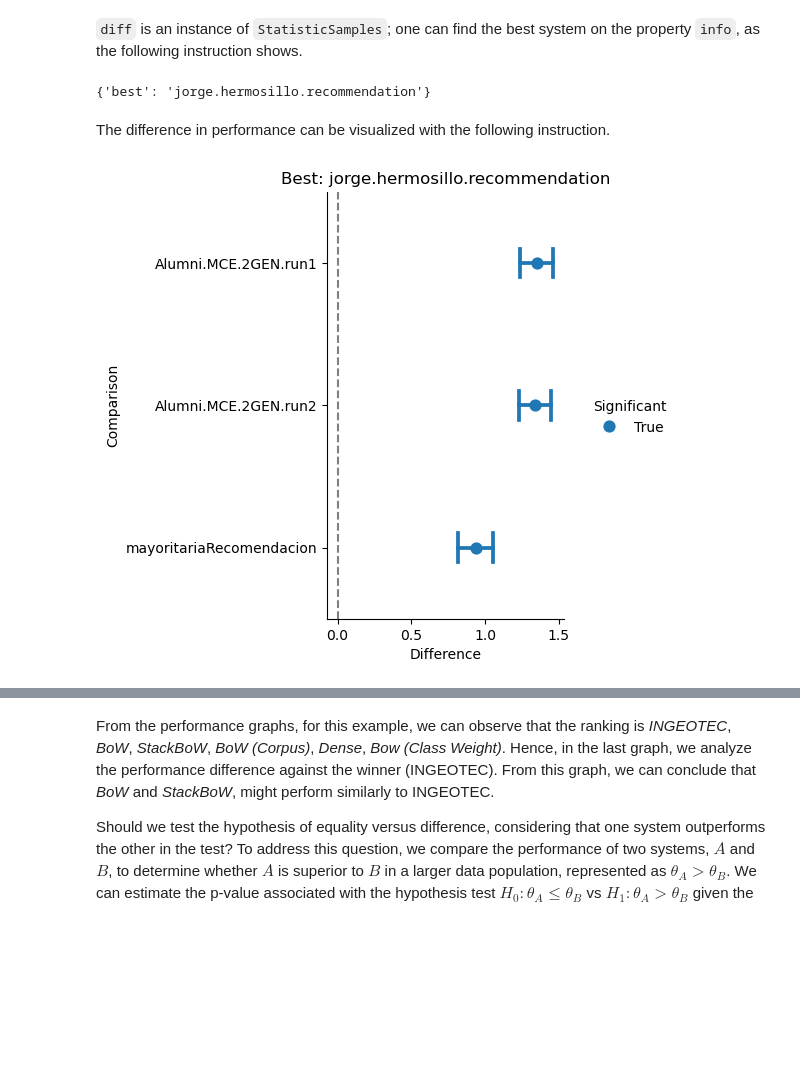
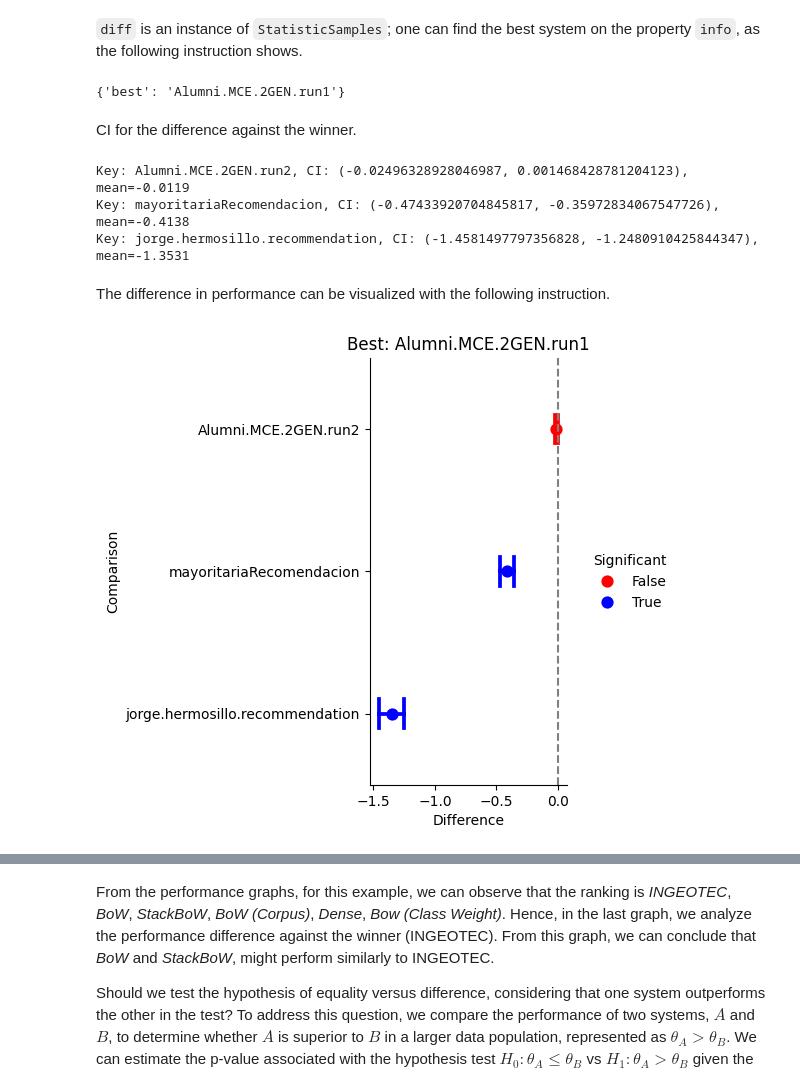
Before and after one commit to NavaSergio/python_autoestudio, a Jupyter notebook: test_CompStats/REST-MEX21-R.ipynb, the cells around one changed output, grey strips where cells are left out. Cells and saved outputs as stored; diff of their text form; code cells hidden in the pictures; blank space fills up the shorter version.

```diff
--- a/test_CompStats/REST-MEX21-R.ipynb
+++ b/test_CompStats/REST-MEX21-R.ipynb
@@ -82,3 +87,8 @@ score = lambda y, hy: mae(y, hy)
 The next step is to compute the performance on the bootstrap samples; this is done with the function `performance`. The function has a few parameters; one is the `score`, which receives the metric used to measure the performance.
 # %%
 perf = performance(df, score=score,num_samples=1000)
+# %%
+for key, value in perf.calls.items():
+    result = measurements.CI(value)
+    media = np.mean(value)
+    print(f"Key: {key}, CI: {result}, mean={media:.4f}")
@@ -84,0 +100,4 @@ perf = performance(df, score=score,num_samples=1000)
+# %%
+for key, value in perf.calls.items():
+    plt.hist(value,label=key)
+plt.legend(loc='upper right')
@@ -104,6 +126,13 @@ diff = difference(perf)
+# %%
+diff = difference(perf,best_index = 0)
+# importante
+# si la métrica es mayor es mejor best_index = -1
+# si la métrica es mayor es mejor best_index = 0
 # %% [markdown]
 `diff` is an instance of `StatisticSamples`; one can find the best system on the property `info`, as the following instruction shows.
 # %%
 diff.info
 # %% [output]
-{'best': 'jorge.hermosillo.recommendation'}
+{'best': 'Alumni.MCE.2GEN.run1'}
+# %% [markdown]
+CI for the difference against the winner.
@@ -110,6 +184,15 @@ diff.info
+# %%
+for key, value in diff.calls.items():
+    result = measurements.CI(value)
+    media = np.mean(value)
+    print(f"Key: {key}, CI: {result}, mean={media:.4f}")
+# %% [output]
+Key: Alumni.MCE.2GEN.run2, CI: (-0.02496328928046987, 0.001468428781204123), mean=-0.0119
+Key: mayoritariaRecomendacion, CI: (-0.47433920704845817, -0.35972834067547726), mean=-0.4138
+Key: jorge.hermosillo.recommendation, CI: (-1.4581497797356828, -1.2480910425844347), mean=-1.3531
 # %% [markdown]
 The difference in performance can be visualized with the following instruction.
 # %%
-face_grid_diff = plot_difference(diff)
+face_grid_diff = plot_difference_paso(diff)
 # %% [output]
-[figure, old version]
+[figure, new version]
```
Also changed, not shown: parts of 22 cells of this notebook, 2 other files.
